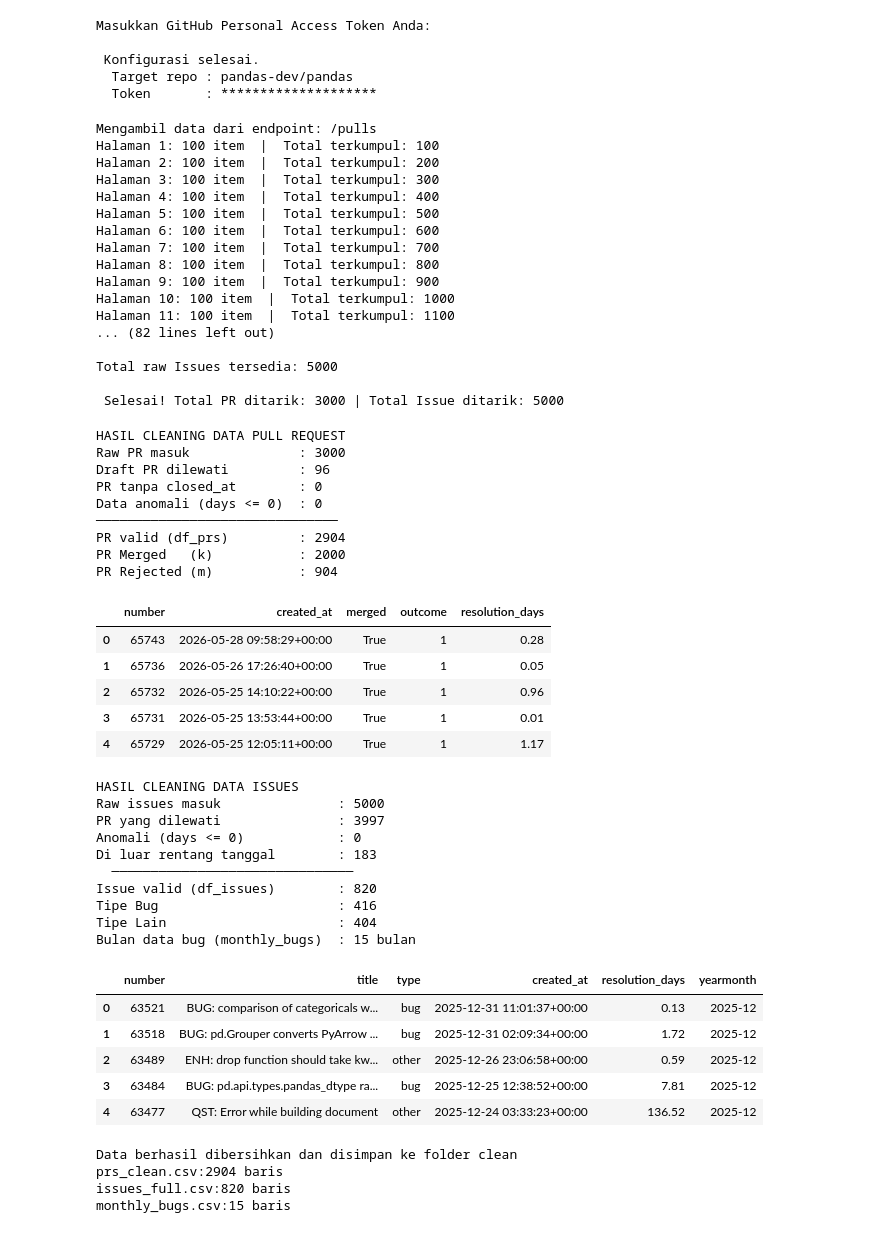
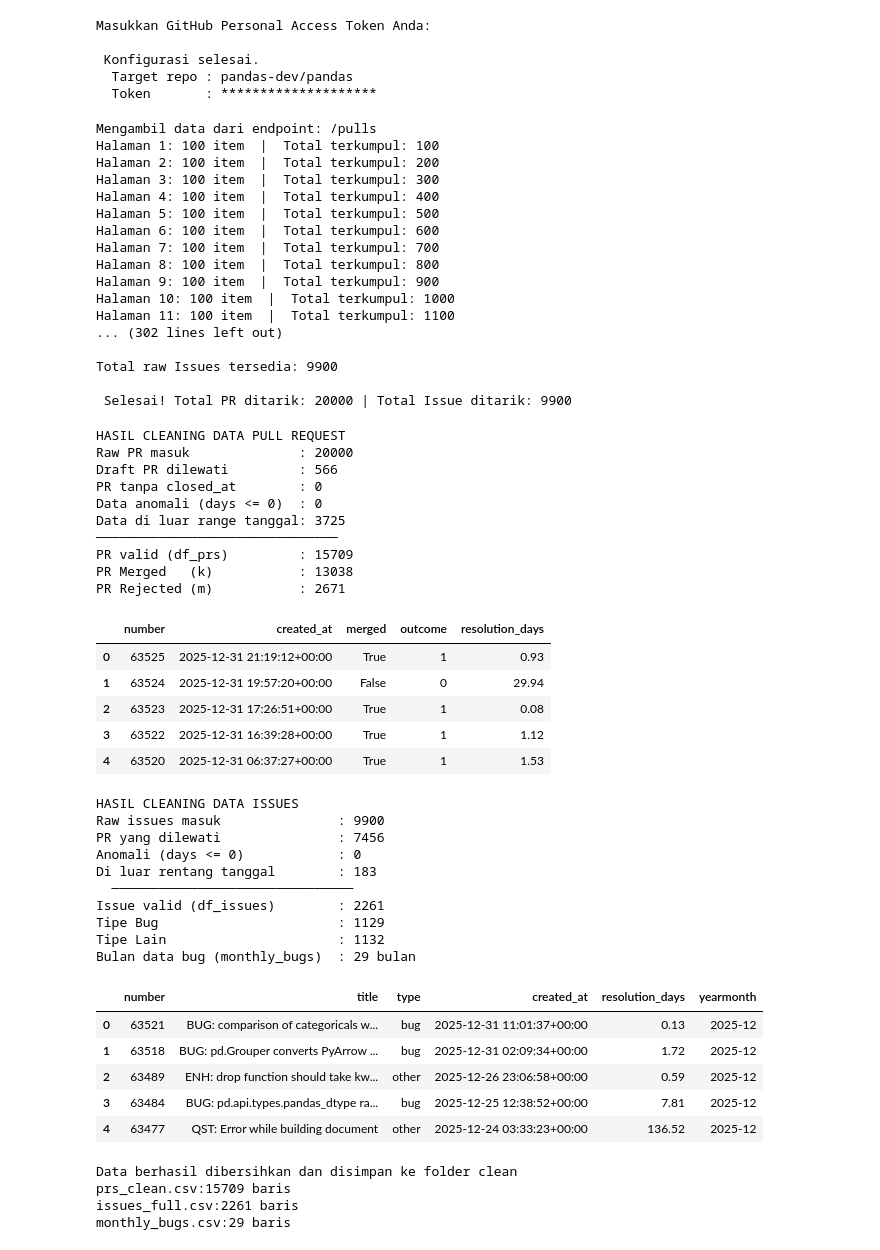
Before and after one commit to DRNCW/stat-audit-pandas-Tim7--sti-2025, a Jupyter notebook: Notebooks/01_eda.ipynb, the cells around one changed output. Cells and saved outputs as stored; diff of their text form; code cells hidden in the pictures.

```diff
--- a/Notebooks/01_eda.ipynb
+++ b/Notebooks/01_eda.ipynb
@@ -71,8 +71,8 @@ def fetch_github_data(endpoint, params, max_pages=20):
     return all_data
 
 # A. Fetch Pull Requests (RQ1)
-pr_params = {"state": "closed", "sort": "created", "direction": "desc"}
-raw_prs = fetch_github_data("pulls", pr_params, max_pages=30)
+pr_params = {"state": "closed", "sort": "created", "direction": "desc","since": "2021-01-01T00:00:00Z"}
+raw_prs = fetch_github_data("pulls", pr_params, max_pages=200)
 with open("../data/raw/raw_prs.json", "w") as f: json.dump(raw_prs, f) # Simpan data mentah sebagai backup
 print(f"Data berhasil disimpan ke: {"../data/raw/raw_prs.json"}")
 print(f"\nTotal raw PR tersedia: {len(raw_prs)}")
@@ -80,7 +80,7 @@ print(f"\nTotal raw PR tersedia: {len(raw_prs)}")
 # B. Fetch Issues (RQ2 & RQ3)
 print("Memulai fetch data issues untuk data pre dan post Pandas 2.0.\n")
 issue_params = {"state": "closed", "sort": "created", "direction": "desc", "since": "2021-01-01T00:00:00Z"}
-raw_issues = fetch_github_data("issues", issue_params, max_pages=50)
+raw_issues = fetch_github_data("issues", issue_params, max_pages=200)
 
 with open("../data/raw/raw_issues.json", "w") as f: json.dump(raw_issues, f) # Simpan data mentah sebagai backup
 print(f"Data berhasil disimpan ke: {"../data/raw/raw_issues.json"}")
@@ -100,19 +100,20 @@ Halaman 8: 100 item  |  Total terkumpul: 800
 Halaman 9: 100 item  |  Total terkumpul: 900
 Halaman 10: 100 item  |  Total terkumpul: 1000
 Halaman 11: 100 item  |  Total terkumpul: 1100
-... (82 lines left out)
+... (302 lines left out)
 
-Total raw Issues tersedia: 5000
+Total raw Issues tersedia: 9900
 
- Selesai! Total PR ditarik: 3000 | Total Issue ditarik: 5000
+ Selesai! Total PR ditarik: 20000 | Total Issue ditarik: 9900
 # %%
 # 3. Data Cleaning untuk PR
 PANDAS_V2_DATE = pd.Timestamp("2023-04-03")
 
-pr_list               = []
+pr_list = []
 jumlah_draft_dilewati = 0
-jumlah_tanpa_closed   = 0
-jumlah_anomali        = 0
+jumlah_tanpa_closed = 0
+jumlah_anomali = 0
+jumlah_diluar_range = 0
 
 for pr in raw_prs:
     if pr.get("draft") == True:
@@ -120,6 +121,14 @@ for pr in raw_prs:
         continue
 
     created   = pd.Timestamp(pr["created_at"])
+
+    start_bound = pd.Timestamp("2021-01-01", tz="UTC")
+    end_bound = pd.Timestamp("2025-12-31 23:59:59", tz="UTC")
+
+    if not (start_bound <= created <= end_bound):
+        jumlah_diluar_range += 1
+        continue
+
     closed_at = pr.get("closed_at")
     merged_at = pr.get("merged_at")
 
@@ -136,43 +145,45 @@ for pr in raw_prs:
 
     is_merged = True if merged_at else False
 
     pr_list.append({
         "number"         : pr["number"],
         "created_at"     : created,
         "merged"         : is_merged,
         "outcome"        : 1 if is_merged else 0,
         "resolution_days": round(days, 2)
     })
 
 df_prs = pd.DataFrame(pr_list)
 
 print("HASIL CLEANING DATA PULL REQUEST")
 print(f"Raw PR masuk              : {len(raw_prs)}")
 print(f"Draft PR dilewati         : {jumlah_draft_dilewati}")
 print(f"PR tanpa closed_at        : {jumlah_tanpa_closed}")
 print(f"Data anomali (days <= 0)  : {jumlah_anomali}")
+print(f"Data di luar range tanggal: {jumlah_diluar_range}")
 print(f"───────────────────────────────")
 print(f"PR valid (df_prs)         : {len(df_prs)}")
 print(f"PR Merged   (k)           : {df_prs['merged'].sum()}")
 print(f"PR Rejected (m)           : {(~df_prs['merged']).sum()}")
 print()
 df_prs.head()
 # %% [output]
 HASIL CLEANING DATA PULL REQUEST
-Raw PR masuk              : 3000
-Draft PR dilewati         : 96
+Raw PR masuk              : 20000
+Draft PR dilewati         : 566
 PR tanpa closed_at        : 0
 Data anomali (days <= 0)  : 0
+Data di luar range tanggal: 3725
 ───────────────────────────────
-PR valid (df_prs)         : 2904
-PR Merged   (k)           : 2000
-PR Rejected (m)           : 904
+PR valid (df_prs)         : 15709
+PR Merged   (k)           : 13038
+PR Rejected (m)           : 2671
 |  | number | created_at | merged | outcome | resolution_days |
-| 0 | 65743 | 2026-05-28 09:58:29+00:00 | True | 1 | 0.28 |
-| 1 | 65736 | 2026-05-26 17:26:40+00:00 | True | 1 | 0.05 |
-| 2 | 65732 | 2026-05-25 14:10:22+00:00 | True | 1 | 0.96 |
-| 3 | 65731 | 2026-05-25 13:53:44+00:00 | True | 1 | 0.01 |
-| 4 | 65729 | 2026-05-25 12:05:11+00:00 | True | 1 | 1.17 |
+| 0 | 63525 | 2025-12-31 21:19:12+00:00 | True | 1 | 0.93 |
+| 1 | 63524 | 2025-12-31 19:57:20+00:00 | False | 0 | 29.94 |
+| 2 | 63523 | 2025-12-31 17:26:51+00:00 | True | 1 | 0.08 |
+| 3 | 63522 | 2025-12-31 16:39:28+00:00 | True | 1 | 1.12 |
+| 4 | 63520 | 2025-12-31 06:37:27+00:00 | True | 1 | 1.53 |
 # %%
 # 4. Data Cleaning untuk Issues
 issue_list = []
@@ -240,15 +251,15 @@ print()
 df_issues.head()
 # %% [output]
 HASIL CLEANING DATA ISSUES
-Raw issues masuk               : 5000
-PR yang dilewati               : 3997
+Raw issues masuk               : 9900
+PR yang dilewati               : 7456
 Anomali (days <= 0)            : 0
 Di luar rentang tanggal        : 183
   ───────────────────────────────
-Issue valid (df_issues)        : 820
-Tipe Bug                       : 416
-Tipe Lain                      : 404
-Bulan data bug (monthly_bugs)  : 15 bulan
+Issue valid (df_issues)        : 2261
+Tipe Bug                       : 1129
+Tipe Lain                      : 1132
+Bulan data bug (monthly_bugs)  : 29 bulan
 |  | number | title | type | created_at | resolution_days | yearmonth |
 | 0 | 63521 | BUG: comparison of categoricals w... | bug | 2025-12-31 11:01:37+00:00 | 0.13 | 2025-12 |
 | 1 | 63518 | BUG: pd.Grouper converts PyArrow ... | bug | 2025-12-31 02:09:34+00:00 | 1.72 | 2025-12 |
@@ -267,9 +278,9 @@ print(f"issues_full.csv:{len(df_issues)} baris")
 print(f"monthly_bugs.csv:{len(monthly_bugs)} baris")
 # %% [output]
 Data berhasil dibersihkan dan disimpan ke folder clean
-prs_clean.csv:2904 baris
-issues_full.csv:820 baris
-monthly_bugs.csv:15 baris
+prs_clean.csv:15709 baris
+issues_full.csv:2261 baris
+monthly_bugs.csv:29 baris
 # %%
 # 6. Statistik Deskriptif
 print("STATISTIK DESKRIPTIF — PULL REQUEST (df_prs)")
```
Also changed, not shown: 3 other files.
